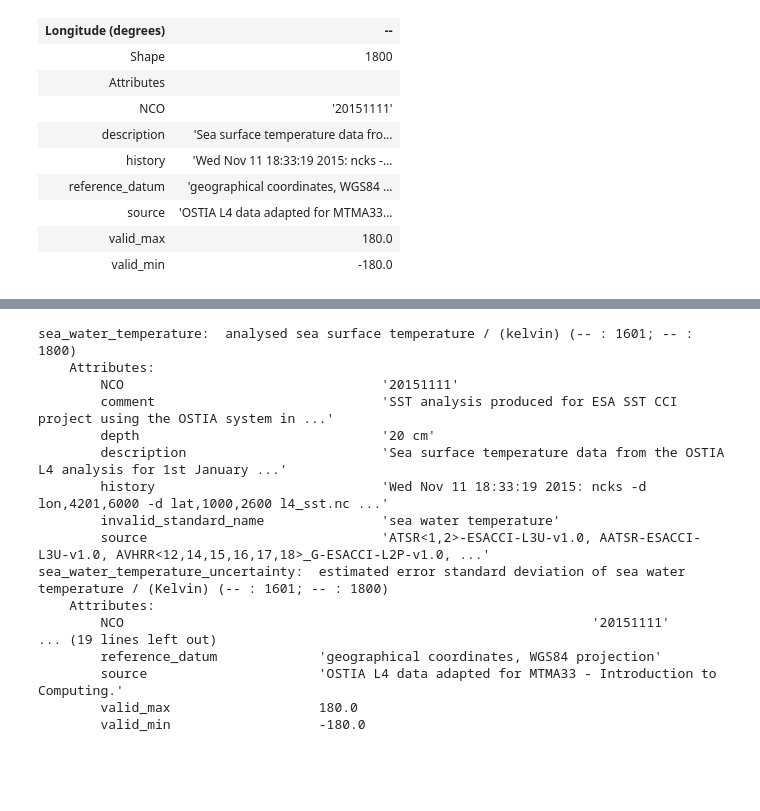
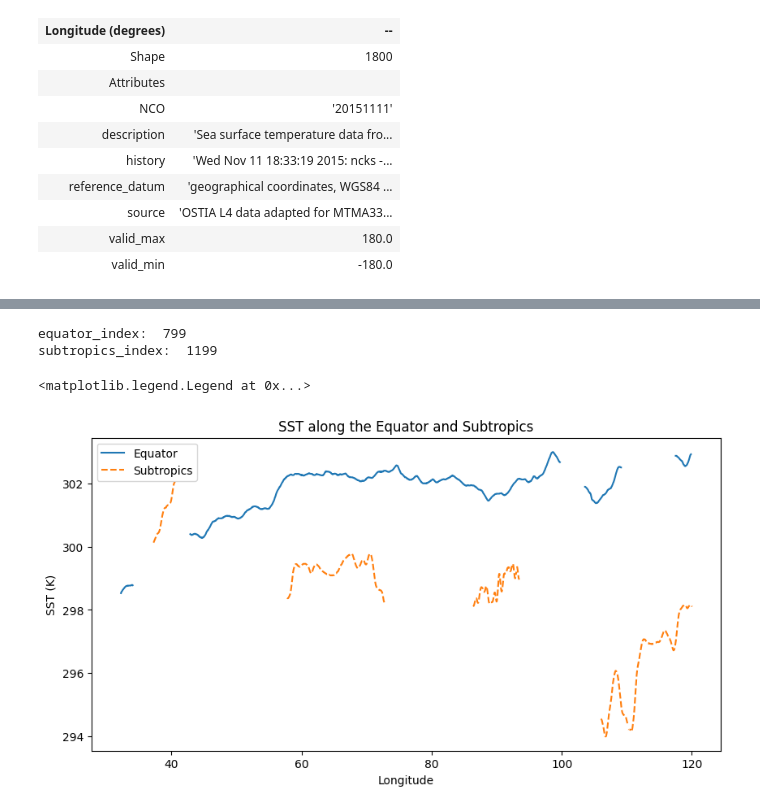
Before and after one commit to benhutchmet/MTMA33_Computing, a Jupyter notebook: practical_6/notebooks/practical_6.ipynb, the cells around one changed output, grey strips where cells are left out. Cells and saved outputs as stored; diff of their text form; code cells hidden in the pictures; blank space fills up the shorter version.

```diff
--- a/practical_6/notebooks/practical_6.ipynb
+++ b/practical_6/notebooks/practical_6.ipynb
@@ -158,7 +160,13 @@ latitude = dataset.variables[variables[2]]
 longitude = dataset.variables[variables[3]]
 
 # Print the variables
-print("sea_water_temperature: ", sea_water_temperature)
-print("sea_water_temperature_uncertainty: ", sea_water_temperature_uncertainty)
-print("latitude: ", latitude)
-print("longitude: ", longitude)
+# print("sea_water_temperature: ", sea_water_temperature)
+# print("sea_water_temperature_uncertainty: ", sea_water_temperature_uncertainty)
+# print("latitude: ", latitude)
+# print("longitude: ", longitude)
+
+# Extract the variable into a numpy array
+sea_water_temperature_array = sea_water_temperature[:, :]
+sea_water_temperature_uncertainty_array = sea_water_temperature_uncertainty[:, :]
+latitude_array = latitude[:]
+longitude_array = longitude[:]
@@ -218,25 +196,44 @@ latitude_iris = dataset_iris_cube[2]
 longitude_iris = dataset_iris_cube[3]
 
 # Print the variables
-print("sea_water_temperature: ", sea_water_temperature_iris)
-print("sea_water_temperature_uncertainty: ", sea_water_temperature_uncertainty_iris)
-print("latitude: ", latitude_iris)
-print("longitude: ", longitude_iris)
+# print("sea_water_temperature: ", sea_water_temperature_iris)
+# print("sea_water_temperature_uncertainty: ", sea_water_temperature_uncertainty_iris)
+# print("latitude: ", latitude_iris)
+# print("longitude: ", longitude_iris)
+
+# Extract the variables into a numpy array
+sea_water_temperature_array_iris = sea_water_temperature_iris.data
+sea_water_temperature_uncertainty_array_iris = sea_water_temperature_uncertainty_iris.data
+latitude_array_iris = latitude_iris.data
+longitude_array_iris = longitude_iris.data
-# %% [output]
-sea_water_temperature:  analysed sea surface temperature / (kelvin) (-- : 1601; -- : 1800)
-    Attributes:
-        NCO                                 '20151111'
-        comment                             'SST analysis produced for ESA SST CCI project using the OSTIA system in ...'
-        depth                               '20 cm'
-        description                         'Sea surface temperature data from the OSTIA L4 analysis for 1st January ...'
-        history                             'Wed Nov 11 18:33:19 2015: ncks -d lon,4201,6000 -d lat,1000,2600 l4_sst.nc ...'
-        invalid_standard_name               'sea water temperature'
-        source                              'ATSR<1,2>-ESACCI-L3U-v1.0, AATSR-ESACCI-L3U-v1.0, AVHRR<12,14,15,16,17,18>_G-ESACCI-L2P-v1.0, ...'
-sea_water_temperature_uncertainty:  estimated error standard deviation of sea water temperature / (Kelvin) (-- : 1601; -- : 1800)
-    Attributes:
-        NCO                                                            '20151111'
-... (19 lines left out)
-        reference_datum             'geographical coordinates, WGS84 projection'
-        source                      'OSTIA L4 data adapted for MTMA33 - Introduction to Computing.'
-        valid_max                   180.0
-        valid_min                   -180.0
+# %%
+# Use the arrays generated from the netCDF4 dataset to plot the data
+# We want to create a plot of SST along the equator against longitude
+# Find the index of the latitude closest to the equator
+equator_index = np.where(np.abs(latitude_array) == np.abs(latitude_array).min())[0][0]
+print("equator_index: ", equator_index)
+
+# Set the subtropics example lat
+subtropics_lat = 20
+
+# Find the index of the latitude closest to the subtropics
+subtropics_index = np.where(np.min(np.abs(latitude_array - subtropics_lat)) == np.abs(latitude_array - subtropics_lat))[0][0]
+print("subtropics_index: ", subtropics_index)
+
+# Extract the SST along the equator
+sst_equator = sea_water_temperature_array[equator_index, :]
+sst_subtropics = sea_water_temperature_array[subtropics_index, :]
+
+# Plot the SST along the equator against longitude
+plt.figure(figsize=(10, 5))
+plt.plot(longitude_array, sst_equator, label="Equator")
+plt.plot(longitude_array, sst_subtropics, label="Subtropics", linestyle="--")
+plt.title("SST along the Equator and Subtropics")
+plt.xlabel("Longitude")
+plt.ylabel("SST (K)")
+plt.legend()
+# %% [output]
+equator_index:  799
+subtropics_index:  1199
+<matplotlib.legend.Legend at 0x...>
+[figure, added]
```
Also changed, not shown: parts of 7 cells of this notebook.
